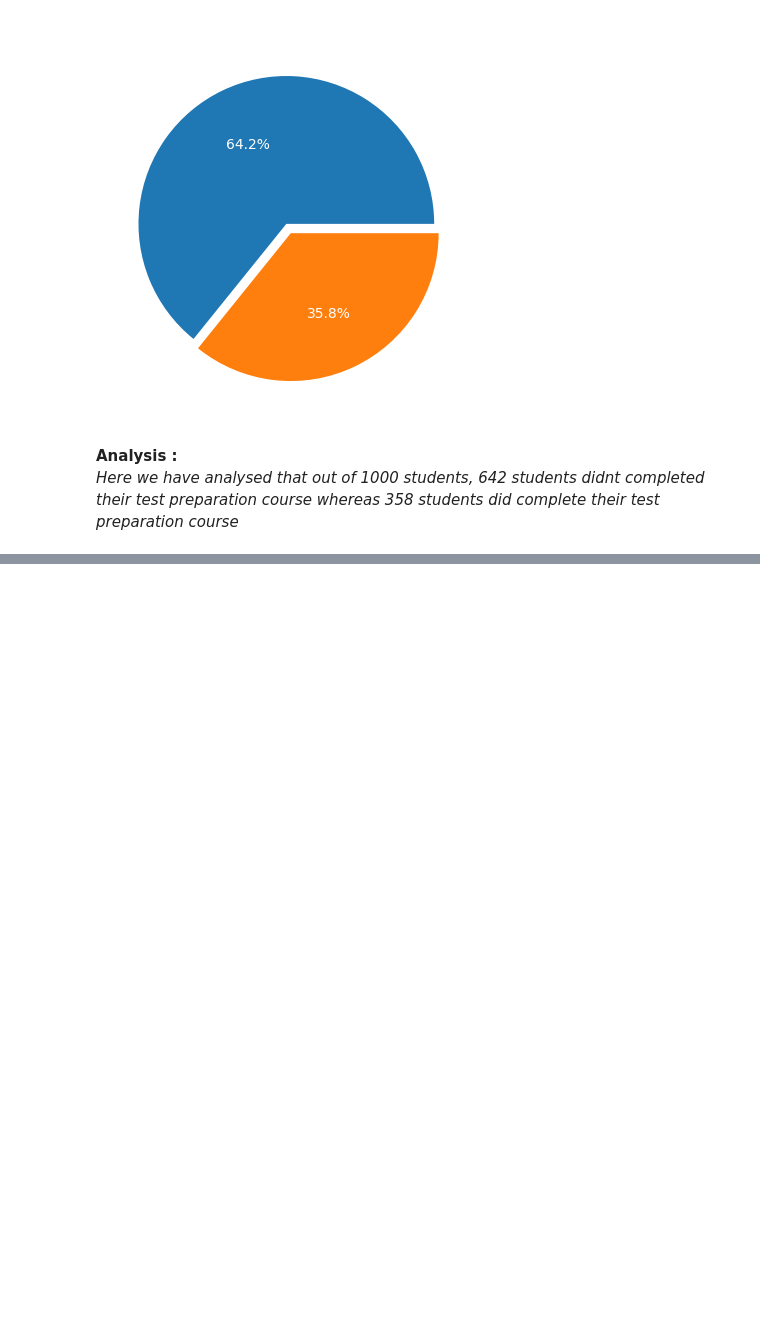
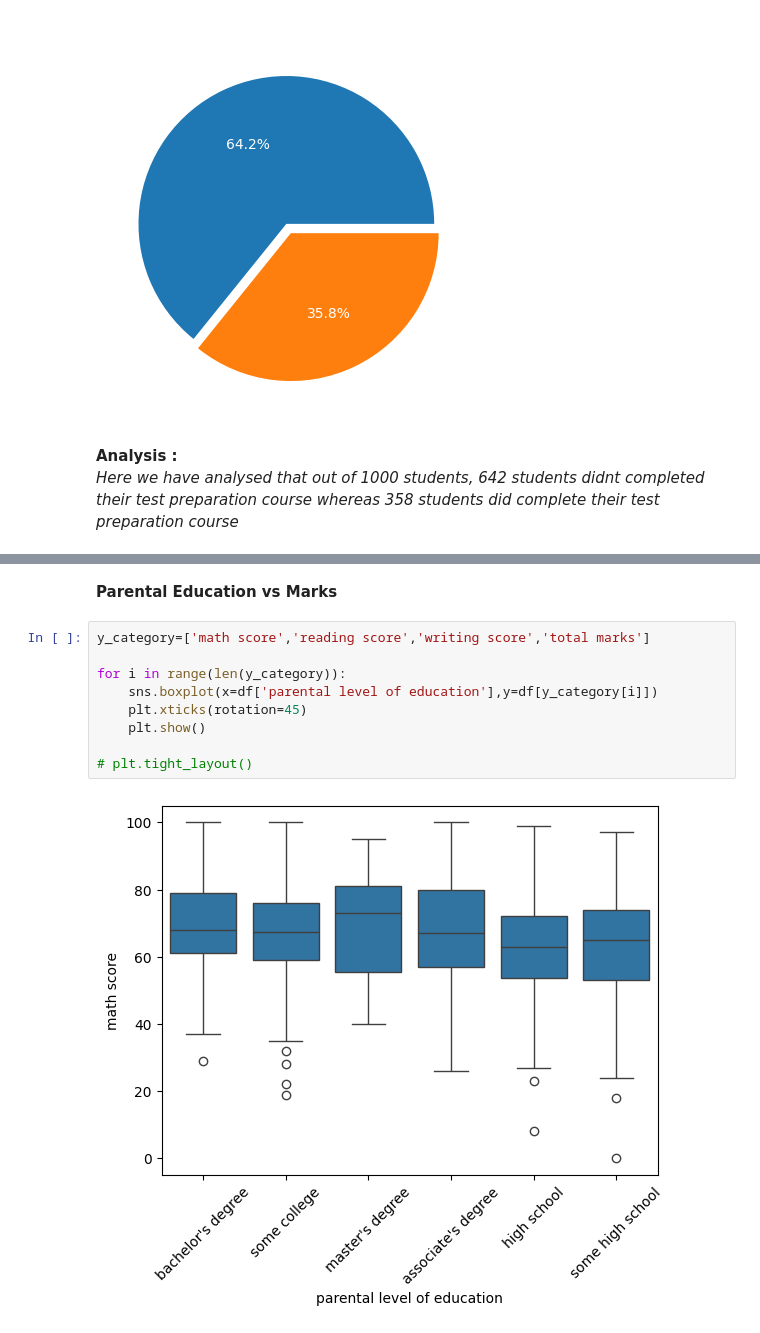
Before and after one commit to udaysingh21/Pandas-Project, a Jupyter notebook: STUDENT PERFORMANCE/analysis.ipynb, the cells around one changed output, grey strips where cells are left out. Cells and saved outputs as stored; diff of their text form; blank space fills up the shorter version.

```diff
--- a/STUDENT PERFORMANCE/analysis.ipynb
+++ b/STUDENT PERFORMANCE/analysis.ipynb
@@ -418,0 +453,13 @@ plt.show()
+# %% [markdown]
+**Parental Education vs Marks**
+# %%
+y_category=['math score','reading score','writing score','total marks']
+
+for i in range(len(y_category)):
+    sns.boxplot(x=df['parental level of education'],y=df[y_category[i]])
+    plt.xticks(rotation=45)
+    plt.show()
+
+# plt.tight_layout()
+# %% [output]
+[figure, added]
```
Also changed, not shown: parts of 16 cells of this notebook.
